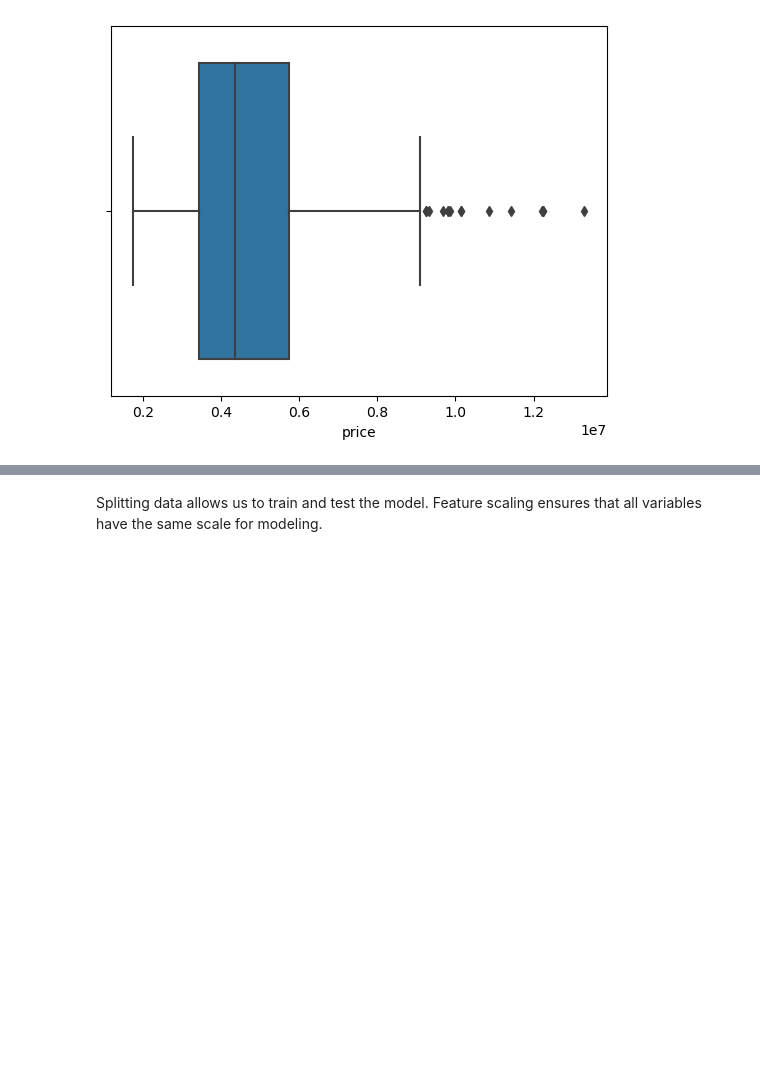
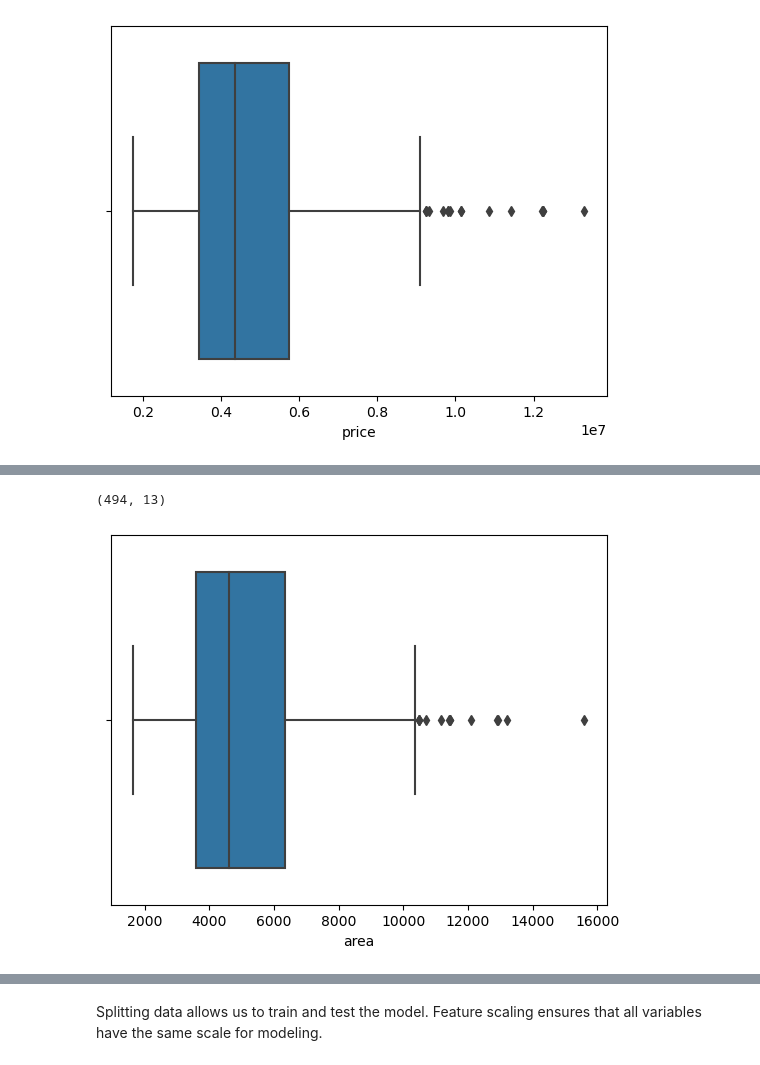
Before and after one commit to ashish26meshram/MLProject, a Jupyter notebook: Housing Price Predication/Housing Price Prediction.ipynb, the cells around one changed output, grey strips where cells are left out. Cells and saved outputs as stored; diff of their text form; code cells hidden in the pictures; blank space fills up the shorter version.

```diff
--- a/Housing Price Predication/Housing Price Prediction.ipynb
+++ b/Housing Price Predication/Housing Price Prediction.ipynb
@@ -323 +388,10 @@ outlier_data
+# %%
+data1.shape
+# %% [output]
+(494, 13)
+# %%
+sns.boxplot(x=data1['area'])
+plt.show()
+# %% [output]
+[figure, added]
 # %%
```
Also changed, not shown: parts of 50 cells of this notebook, 1 other file.
